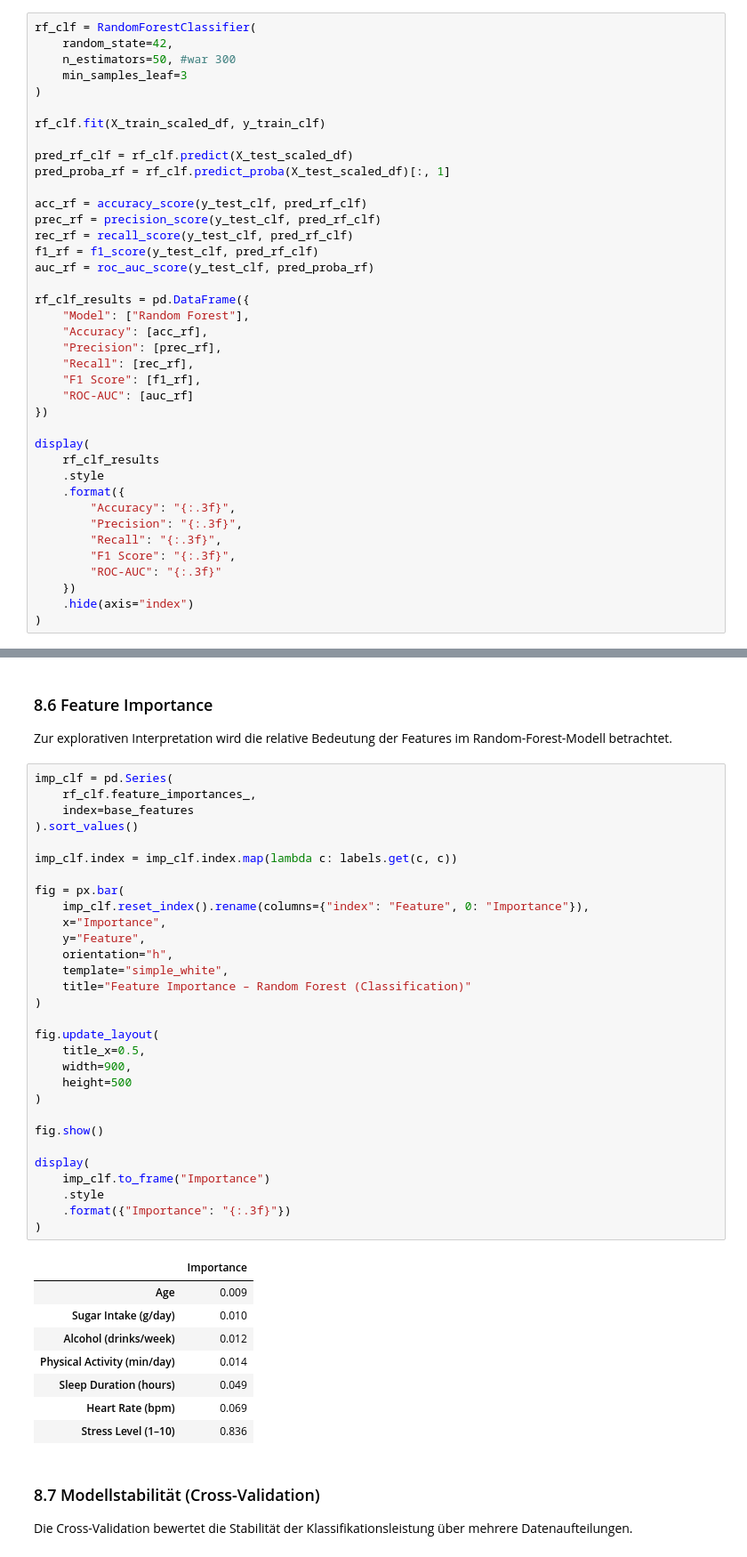
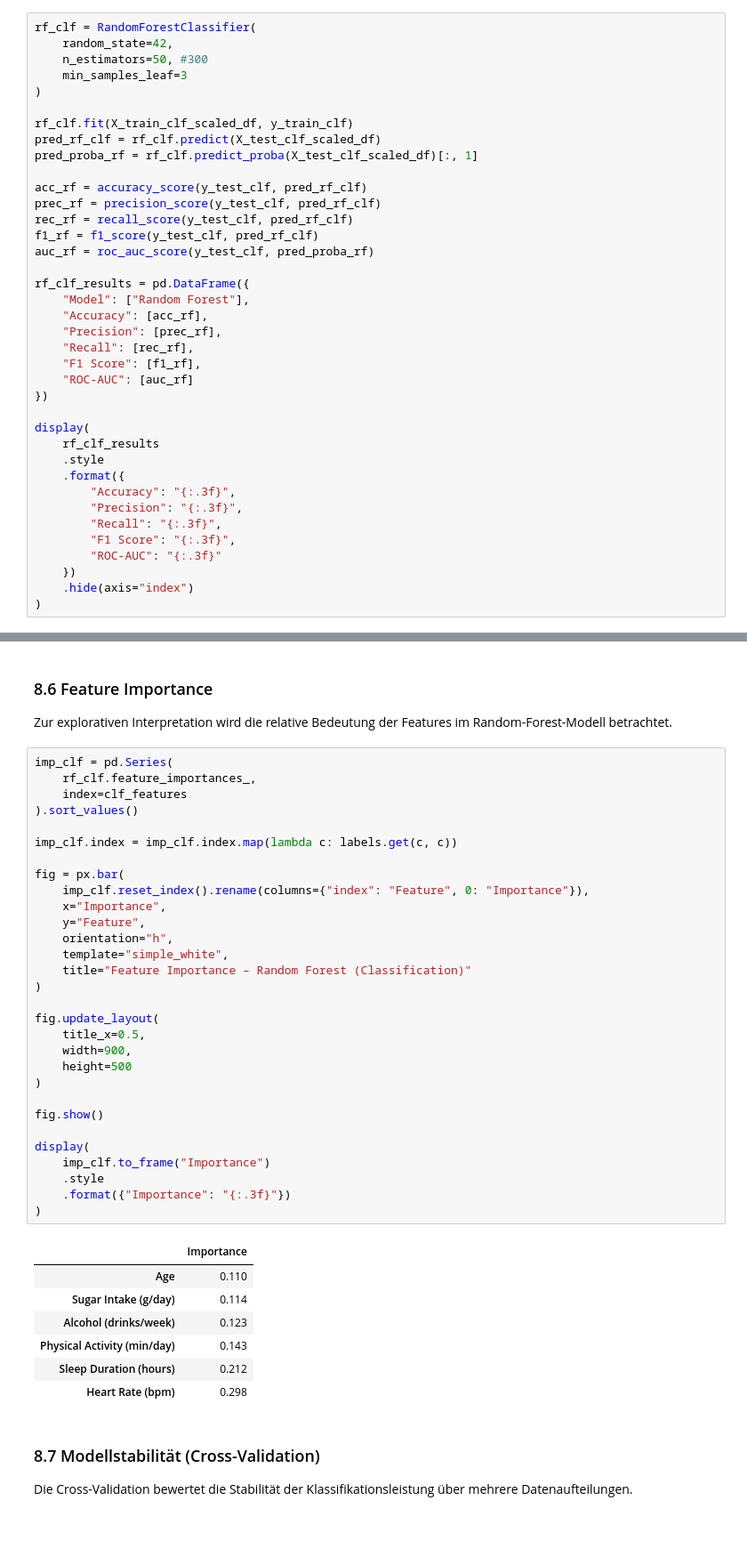
Before and after one commit to novoigt/sleep-lifestyle-analysis, a Jupyter notebook: 02-Feature-Engineering-Clustering-Modeling-MapReduce.ipynb, the cells around one changed output, grey strips where cells are left out. Shown at 89% size. Cells and saved outputs as stored; diff of their text form; blank space fills up the shorter version.

```diff
--- a/02-Feature-Engineering-Clustering-Modeling-MapReduce.ipynb
+++ b/02-Feature-Engineering-Clustering-Modeling-MapReduce.ipynb
@@ -2298,14 +2288,13 @@ zwischen Variablen flexibler abbilden als lineare Modelle.
 # %%
 rf_clf = RandomForestClassifier(
     random_state=42,
-    n_estimators=50, #war 300
+    n_estimators=50, #300
     min_samples_leaf=3
 )
 
-rf_clf.fit(X_train_scaled_df, y_train_clf)
-
-pred_rf_clf = rf_clf.predict(X_test_scaled_df)
-pred_proba_rf = rf_clf.predict_proba(X_test_scaled_df)[:, 1]
+rf_clf.fit(X_train_clf_scaled_df, y_train_clf)
+pred_rf_clf = rf_clf.predict(X_test_clf_scaled_df)
+pred_proba_rf = rf_clf.predict_proba(X_test_clf_scaled_df)[:, 1]
 
 acc_rf = accuracy_score(y_test_clf, pred_rf_clf)
 prec_rf = precision_score(y_test_clf, pred_rf_clf)
@@ -2521,42 +2508,41 @@ Zur explorativen Interpretation wird die relative Bedeutung der Features im Rand
 # %%
 imp_clf = pd.Series(
     rf_clf.feature_importances_,
-    index=base_features
+    index=clf_features
 ).sort_values()
 
 imp_clf.index = imp_clf.index.map(lambda c: labels.get(c, c))
 
 fig = px.bar(
     imp_clf.reset_index().rename(columns={"index": "Feature", 0: "Importance"}),
     x="Importance",
     y="Feature",
     orientation="h",
     template="simple_white",
     title="Feature Importance – Random Forest (Classification)"
 )
 
 fig.update_layout(
     title_x=0.5,
     width=900,
     height=500
 )
 
 fig.show()
 
 display(
     imp_clf.to_frame("Importance")
     .style
     .format({"Importance": "{:.3f}"})
 )
 # %% [output]
 |  | Importance |
-| Age | 0.009 |
-| Sugar Intake (g/day) | 0.010 |
-| Alcohol (drinks/week) | 0.012 |
-| Physical Activity (min/day) | 0.014 |
-| Sleep Duration (hours) | 0.049 |
-| Heart Rate (bpm) | 0.069 |
-| Stress Level (1–10) | 0.836 |
+| Age | 0.110 |
+| Sugar Intake (g/day) | 0.114 |
+| Alcohol (drinks/week) | 0.123 |
+| Physical Activity (min/day) | 0.143 |
+| Sleep Duration (hours) | 0.212 |
+| Heart Rate (bpm) | 0.298 |
 # %% [markdown]
 ### 8.7 Modellstabilität (Cross-Validation)
 
```
Also changed, not shown: parts of 5 cells of this notebook.
